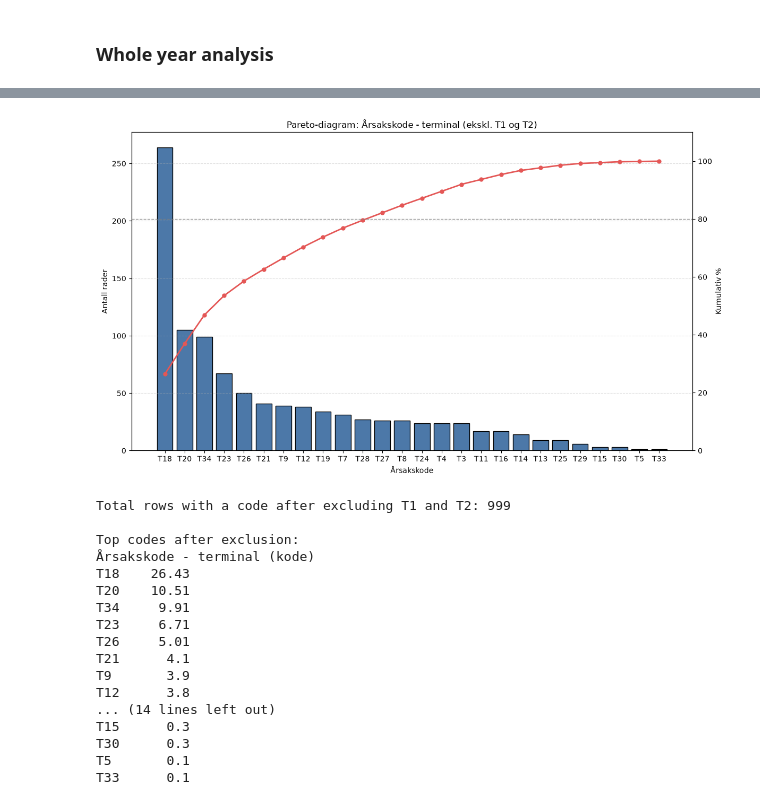
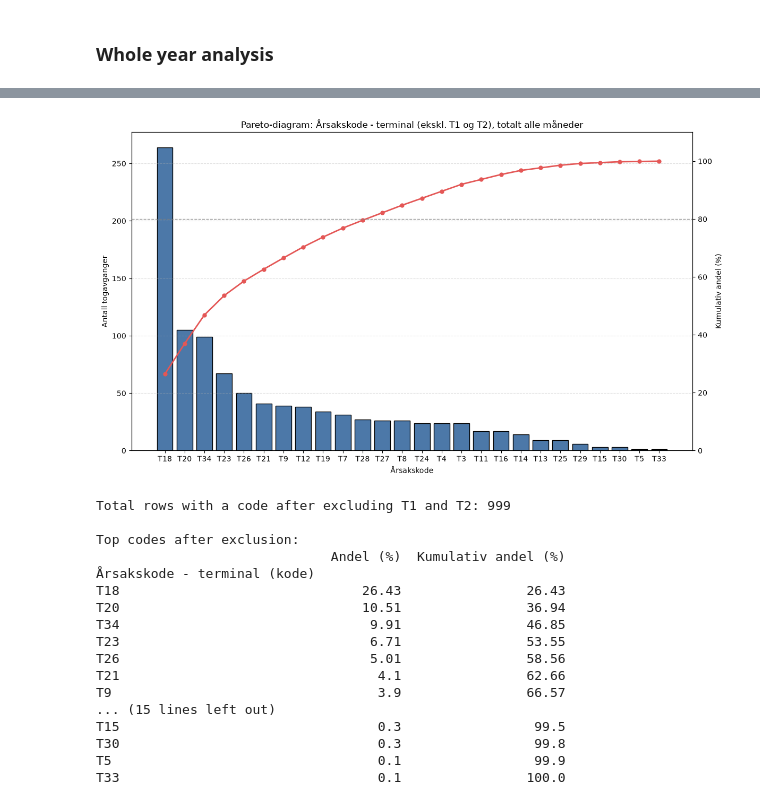
Before and after one commit to KriStrom/masteroppgave26SixSigmaDataanalyse, a Jupyter notebook: 02_analyze_phase/analysis.ipynb, the cells around one changed output, grey strips where cells are left out. Cells and saved outputs as stored; diff of their text form; code cells hidden in the pictures.

```diff
--- a/02_analyze_phase/analysis.ipynb
+++ b/02_analyze_phase/analysis.ipynb
@@ -273,52 +413,59 @@ code_counts = (
 code_counts = code_counts.head(35)
 
 # 4) Calculate total rows with valid codes after exclusion
 total_with_code = code_counts.sum()
 
 # 5) Calculate share and cumulative share
 share_pct = (code_counts / total_with_code) * 100
 cum_pct = share_pct.cumsum()
 
 # 6) Plot Pareto chart
 fig, ax1 = plt.subplots(figsize=(12, 7))
 
 ax1.bar(code_counts.index, code_counts.values, color="#4C78A8", edgecolor="black")
-ax1.set_title("Pareto-diagram: Årsakskode - terminal (ekskl. T1 og T2)")
+ax1.set_title("Pareto-diagram: Årsakskode - terminal (ekskl. T1 og T2), totalt alle måneder")
 ax1.set_xlabel("Årsakskode")
-ax1.set_ylabel("Antall rader")
+ax1.set_ylabel("Antall togavganger")
 ax1.grid(axis="y", linestyle="--", alpha=0.4)
 
 ax2 = ax1.twinx()
 ax2.plot(code_counts.index, cum_pct.values, color="#E45756", marker="o",
          linewidth=2, markersize=5, label="Kumulativ %")
-ax2.set_ylabel("Kumulativ %")
+ax2.set_ylabel("Kumulativ andel (%)")
 ax2.set_ylim(0, 110)
 
 ax2.axhline(80, linestyle="--", color="gray", linewidth=1, alpha=0.8)
 
 plt.xticks(rotation=0)
 plt.tight_layout()
 plt.show()
 
 print(f"Total rows with a code after excluding T1 and T2: {total_with_code}")
 print("\nTop codes after exclusion:")
-print(share_pct.round(2).to_string())
+# print(share_pct.round(2).to_string())
+
+
+print(
+    pd.DataFrame({
+        "Andel (%)": share_pct.round(2),
+        "Kumulativ andel (%)": cum_pct.round(2)
+    }).to_string())
 # %% [output]
-[figure, old version]
+[figure, new version]
 Total rows with a code after excluding T1 and T2: 999
 
 Top codes after exclusion:
+                              Andel (%)  Kumulativ andel (%)
 Årsakskode - terminal (kode)
-T18    26.43
-T20    10.51
-T34     9.91
-T23     6.71
-T26     5.01
-T21      4.1
-T9       3.9
-T12      3.8
-... (14 lines left out)
-T15      0.3
-T30      0.3
-T5       0.1
-T33      0.1
+T18                               26.43                26.43
+T20                               10.51                36.94
+T34                                9.91                46.85
+T23                                6.71                53.55
+T26                                5.01                58.56
+T21                                 4.1                62.66
+T9                                  3.9                66.57
+... (15 lines left out)
+T15                                 0.3                 99.5
+T30                                 0.3                 99.8
+T5                                  0.1                 99.9
+T33                                 0.1                100.0
```
Also changed, not shown: parts of 21 cells of this notebook.
